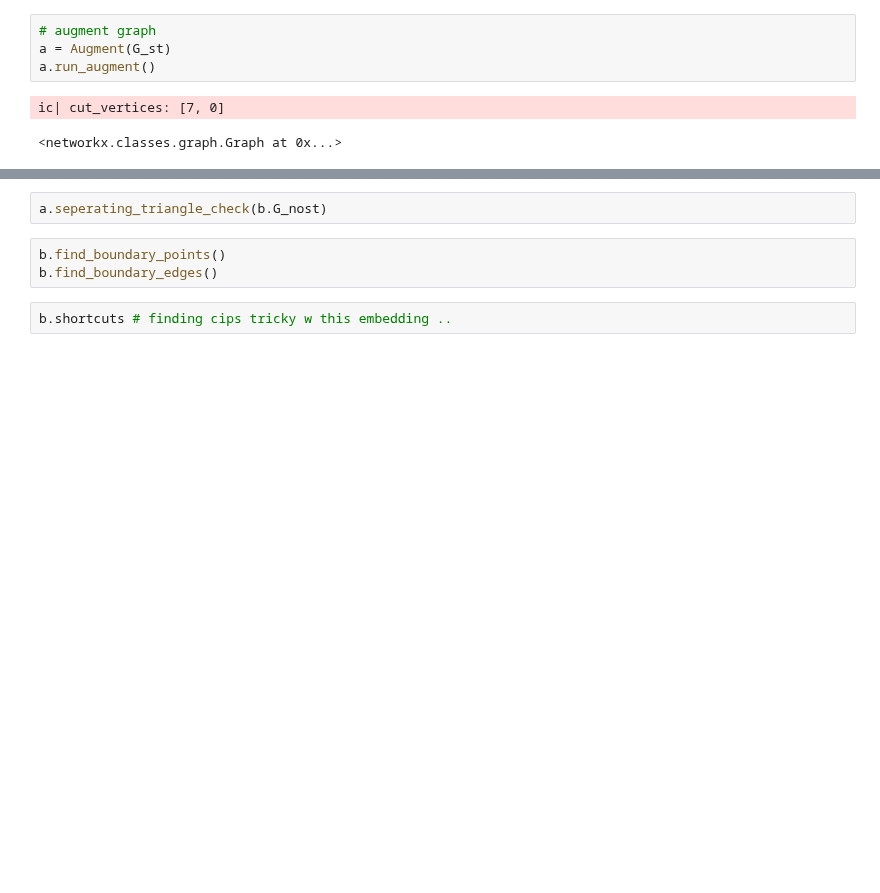
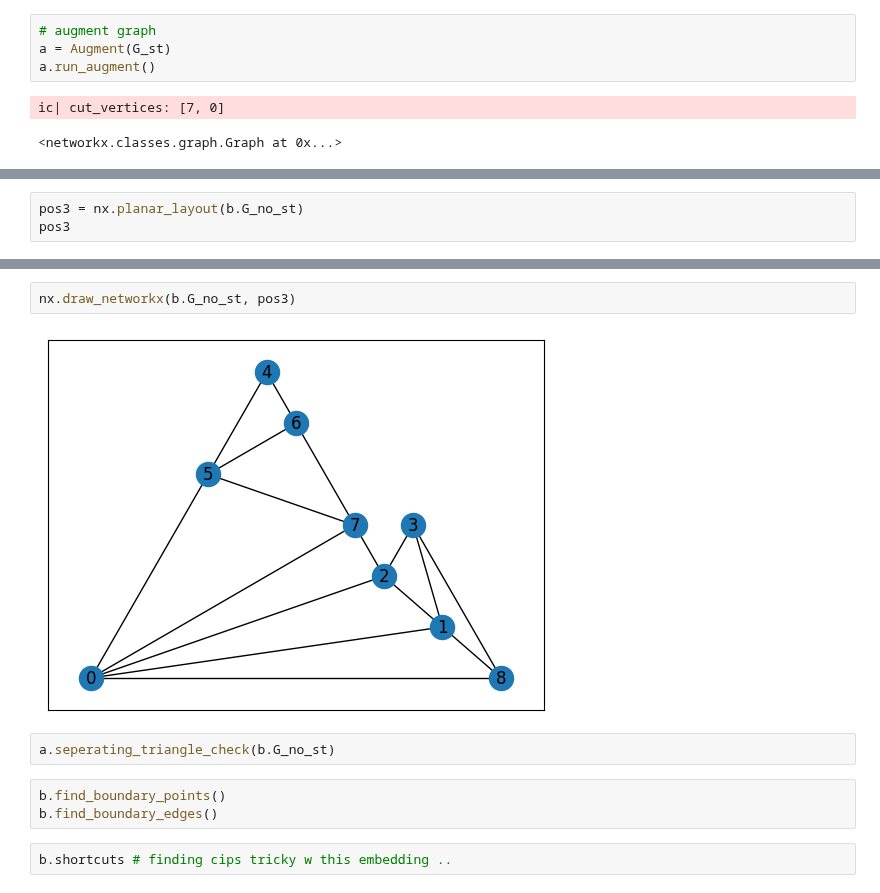
Before and after one commit to juliet29/bisht2022, a Jupyter notebook: test08_sepTri.ipynb, the cells around one changed output, grey strips where cells are left out. Cells and saved outputs as stored; diff of their text form; blank space fills up the shorter version.

```diff
--- a/test08_sepTri.ipynb
+++ b/test08_sepTri.ipynb
@@ -46,0 +82,3 @@ ic| 'planar'
+# %%
+pos3 = nx.planar_layout(b.G_no_st)
+pos3
@@ -47,5 +95,9 @@ ic| 'planar'
+# %%
+nx.draw_networkx(b.G_no_st, pos3)
+# %% [output]
+[figure, added]
 # %%
-a.seperating_triangle_check(b.G_nost)
+a.seperating_triangle_check(b.G_no_st)
 # %%
 b.find_boundary_points()
 b.find_boundary_edges()
```
Also changed, not shown: parts of 16 cells of this notebook, 3 other files.
